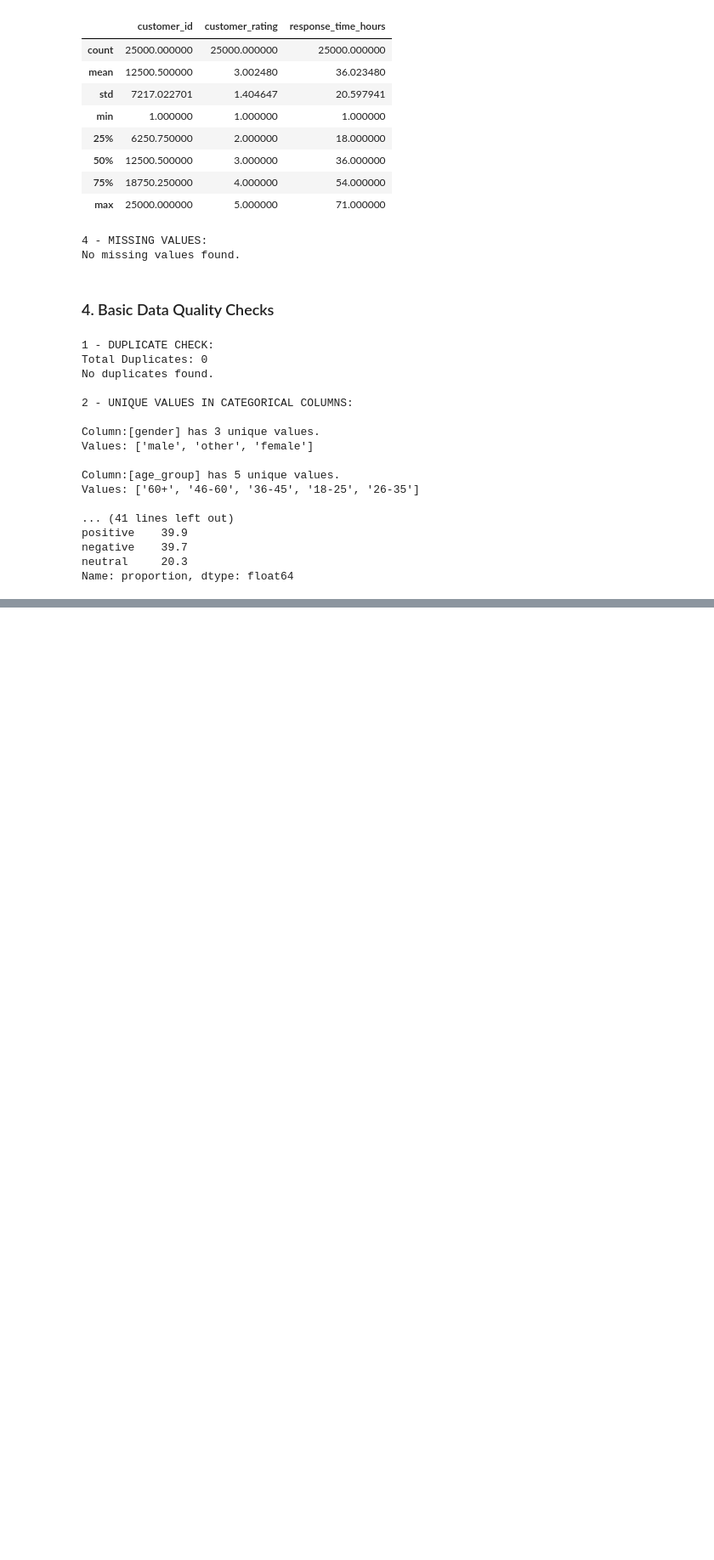
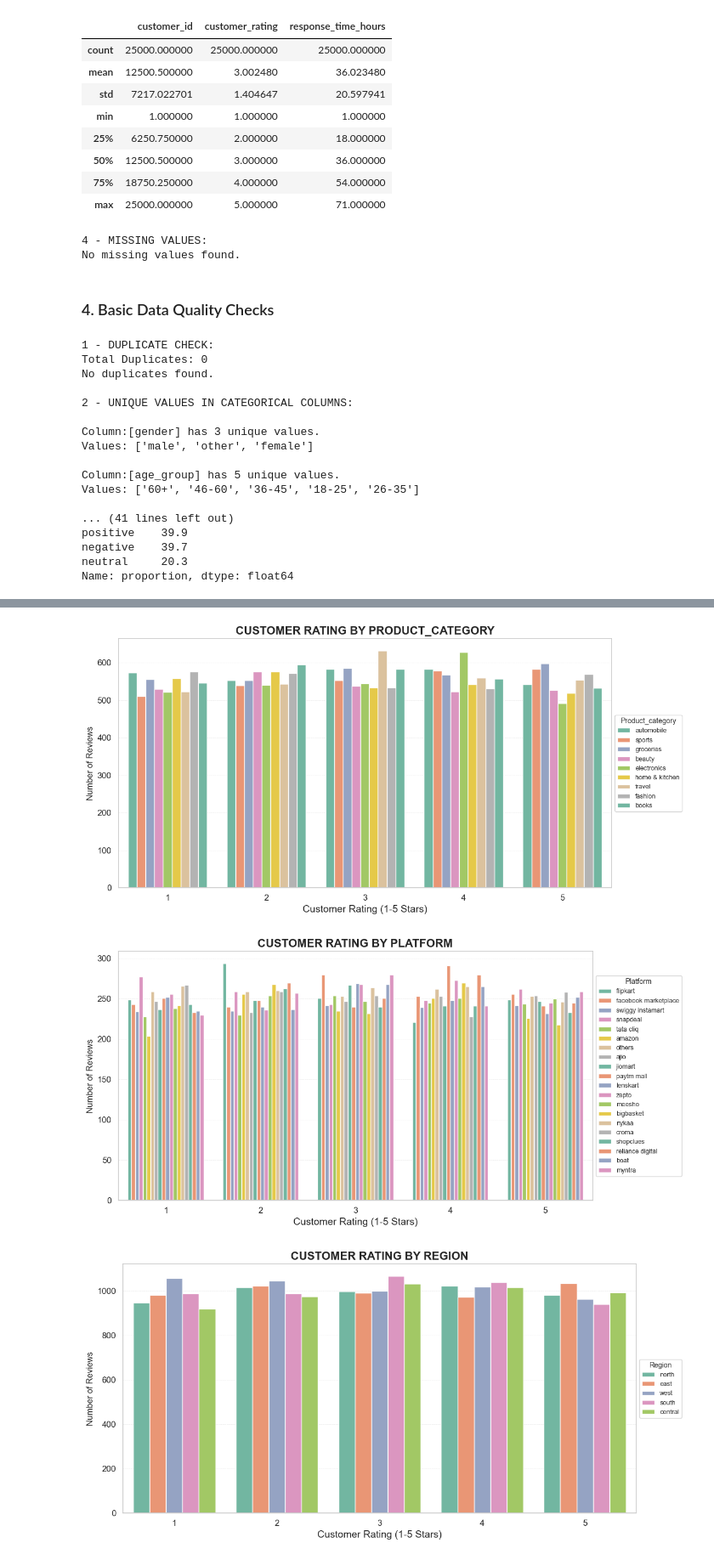
Before and after one commit to samehinttech/sentiment-analysis-customer-reviews, a Jupyter notebook: notebooks/sentiment_analysis.ipynb, the cells around one changed output, grey strips where cells are left out. Shown at 85% size. Cells and saved outputs as stored; diff of their text form; code cells hidden in the pictures; blank space fills up the shorter version.

```diff
--- a/notebooks/sentiment_analysis.ipynb
+++ b/notebooks/sentiment_analysis.ipynb
@@ -137,0 +164,21 @@ Name: proportion, dtype: float64
+# %%
+# Rating by Segments (product_category, platform, region, age_group)
+segment_attrs = ['product_category', 'platform', 'region', 'age_group']
+for attr in segment_attrs:
+    plt.figure(figsize=(12, 6))
+    sns.countplot(data=df, x='customer_rating', hue=attr, palette='Set2', order=[1, 2, 3, 4, 5])
+    plt.title(f'CUSTOMER RATING BY {attr.upper()}', fontsize=16, fontweight='bold')
+    plt.xlabel('Customer Rating (1-5 Stars)', fontsize=14)
+    plt.ylabel('Number of Reviews', fontsize=12)
+    plt.grid(axis='y', alpha=0.4, linestyle='--', linewidth=0.5)
+    plt.xticks(fontsize=12)
+    plt.yticks(fontsize=12)
+    plt.gca().set_axisbelow(True)
+    plt.legend(title=attr.capitalize(), fontsize=9, title_fontsize=10,
+               loc='center left', bbox_to_anchor=(1, 0.5))
+    plt.tight_layout()
+    plt.show()
+# %% [output]
+[figure, added]
+[figure, added]
+[figure, added]
```
Also changed, not shown: parts of 6 cells of this notebook.
